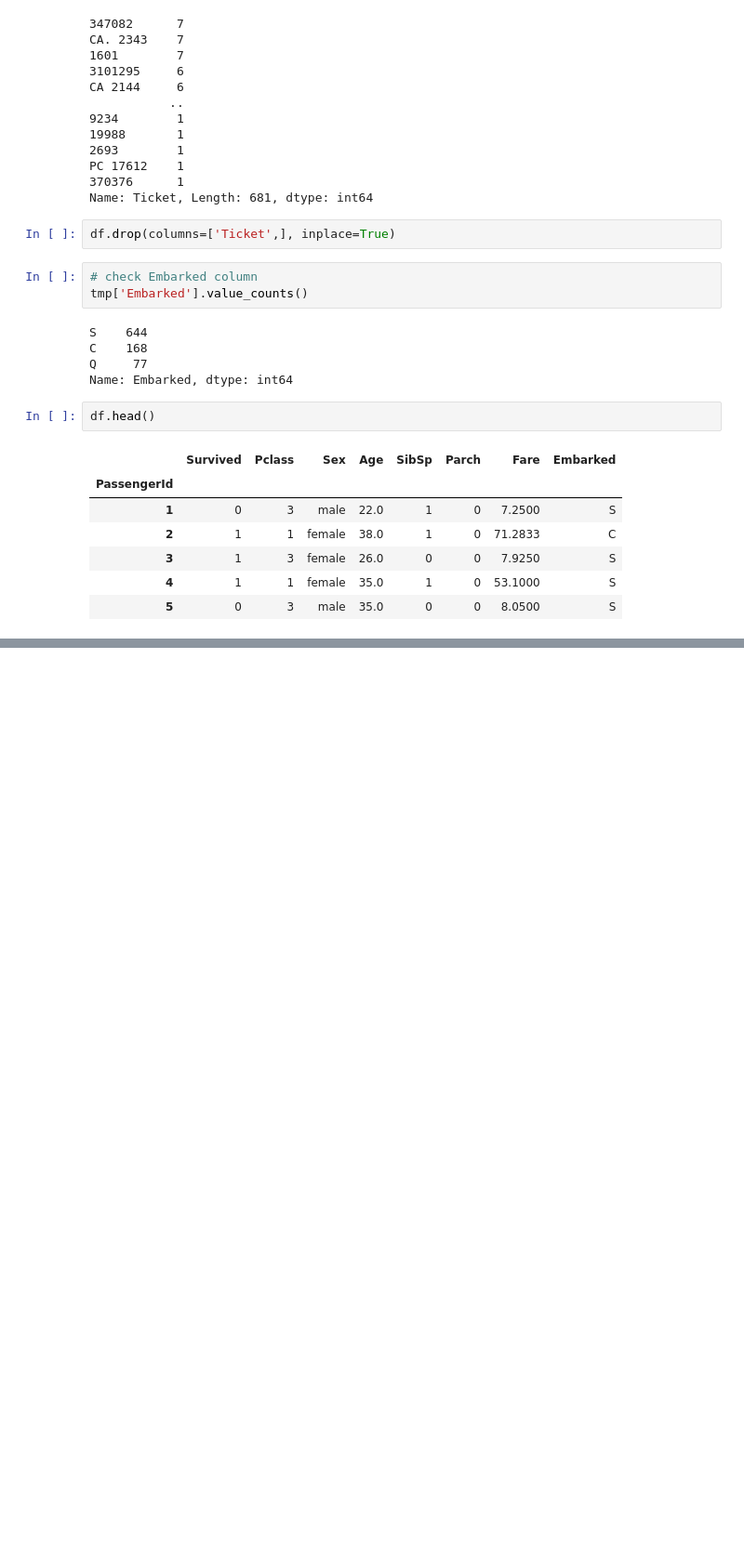
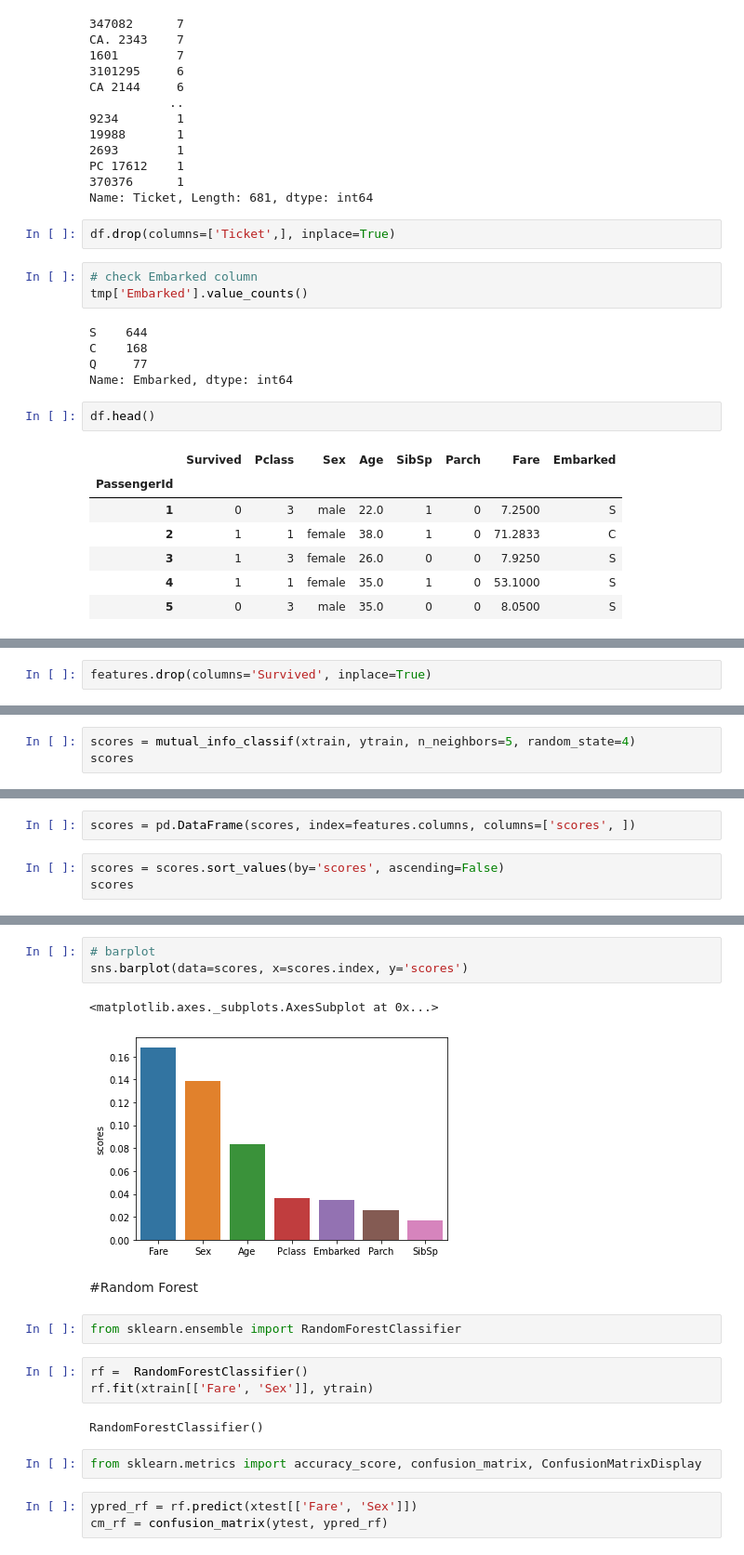
Before and after one commit to Khalid019/Titanic_Survival_Classification_Using_Machine-Learning, a Jupyter notebook: Titanic_Survival.ipynb, the cells around one changed output, grey strips where cells are left out. Shown: that part at 93% size. Cells and saved outputs as stored; diff of their text form; blank space fills up the shorter version.

```diff
--- a/Titanic_Survival.ipynb
+++ b/Titanic_Survival.ipynb
@@ -133,0 +408,2 @@ df.head()
+# %%
+features.drop(columns='Survived', inplace=True)
@@ -133,0 +412,3 @@ df.head()
+# %%
+scores = mutual_info_classif(xtrain, ytrain, n_neighbors=5, random_state=4)
+scores
@@ -133,0 +418,5 @@ df.head()
+# %%
+scores = pd.DataFrame(scores, index=features.columns, columns=['scores', ])
+# %%
+scores = scores.sort_values(by='scores', ascending=False)
+scores
@@ -133,0 +432,20 @@ df.head()
+# %%
+# barplot
+sns.barplot(data=scores, x=scores.index, y='scores')
+# %% [output]
+<matplotlib.axes._subplots.AxesSubplot at 0x...>
+[figure, added]
+# %% [markdown]
+#Random Forest
+# %%
+from sklearn.ensemble import RandomForestClassifier
+# %%
+rf =  RandomForestClassifier()
+rf.fit(xtrain[['Fare', 'Sex']], ytrain)
+# %% [output]
+RandomForestClassifier()
+# %%
+from sklearn.metrics import accuracy_score, confusion_matrix, ConfusionMatrixDisplay
+# %%
+ypred_rf = rf.predict(xtest[['Fare', 'Sex']])
+cm_rf = confusion_matrix(ytest, ypred_rf)
```
Also changed, not shown: parts of 55 cells of this notebook.
